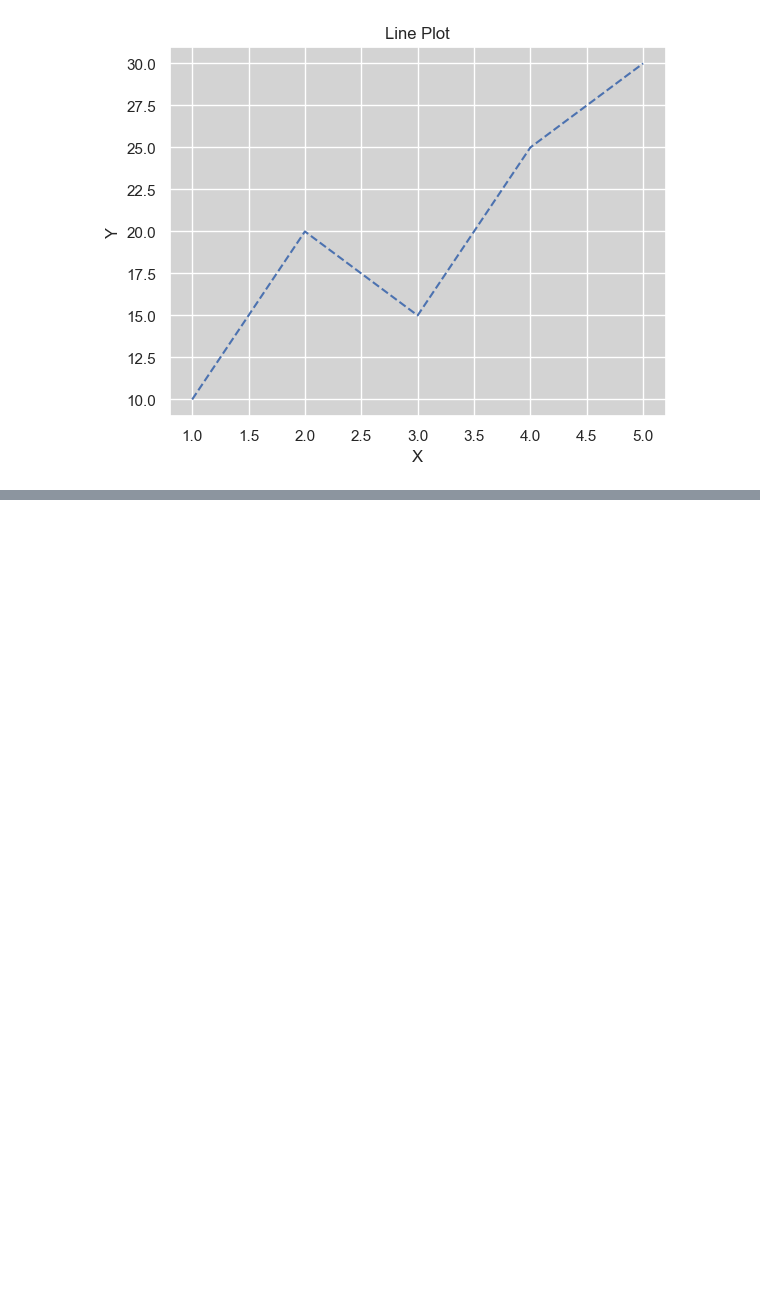
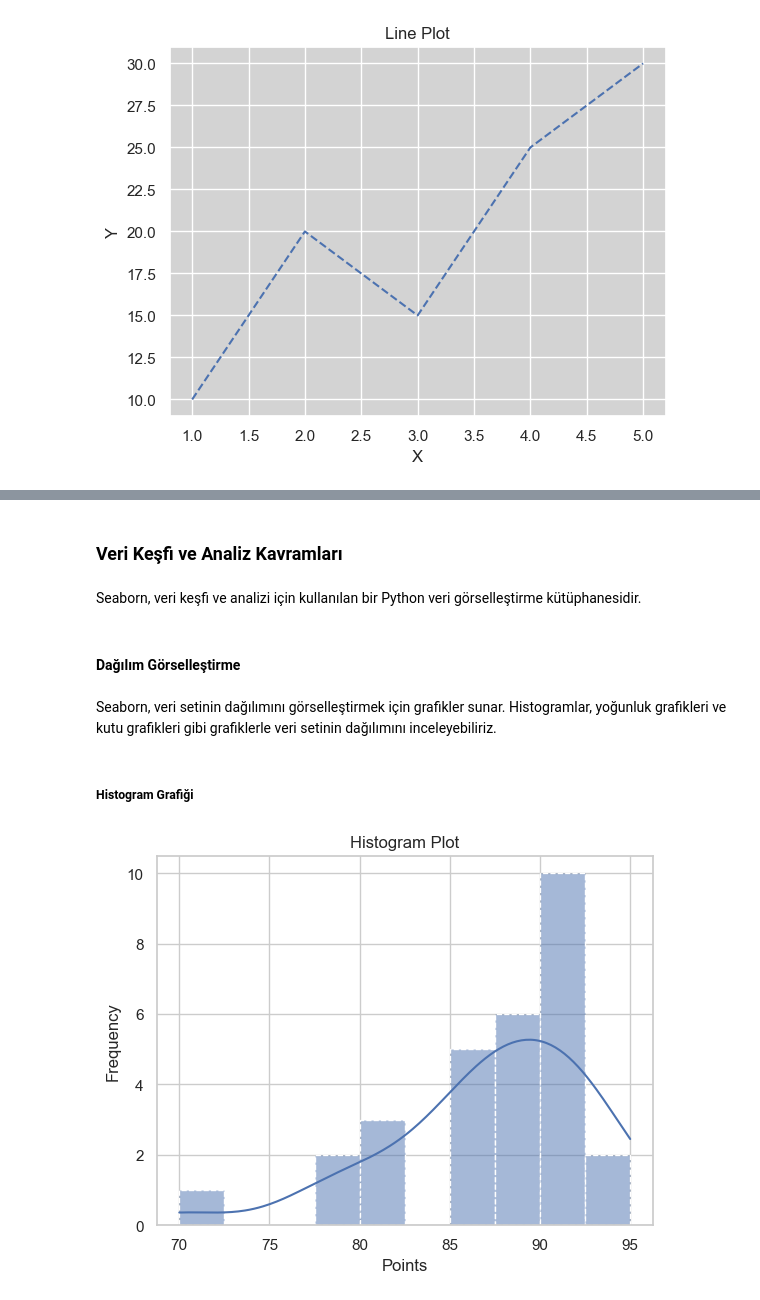
Before and after one commit to suleymangzy/Fundamentals-of-AI, a Jupyter notebook: DataVisualization/DataVisualization.ipynb, the cells around one changed output, grey strips where cells are left out. Cells and saved outputs as stored; diff of their text form; code cells hidden in the pictures; blank space fills up the shorter version.

Commit message:
Veri gorsellestirme klasörunde ilerleniyor.

```diff
--- a/DataVisualization/DataVisualization.ipynb
+++ b/DataVisualization/DataVisualization.ipynb
@@ -250,0 +255,26 @@ plt.show()
+# %% [markdown]
+### Veri Keşfi ve Analiz Kavramları
+# %% [markdown]
+Seaborn, veri keşfi ve analizi için kullanılan bir Python veri görselleştirme kütüphanesidir.
+# %% [markdown]
+#### Dağılım Görselleştirme
+# %% [markdown]
+Seaborn, veri setinin dağılımını görselleştirmek için grafikler sunar. Histogramlar, yoğunluk grafikleri ve kutu grafikleri gibi grafiklerle veri setinin dağılımını inceleyebiliriz.
+# %% [markdown]
+##### Histogram Grafiği
+# %%
+notlar = [70, 80, 85, 90, 92, 95, 78, 82, 88, 92, 85, 88, 90, 92, 86, 88, 92,
+          95, 78, 82, 88, 92, 85, 88, 90, 92, 86, 88, 92]
+
+sns.set_style('whitegrid')
+colors = sns.color_palette('deep')
+
+sns.histplot(notlar, bins=10, kde=True, linestyle='dashed')
+
+plt.xlabel('Points')
+plt.ylabel('Frequency')
+plt.title('Histogram Plot')
+
+plt.show()
+# %% [output]
+[figure, added]
```
Also changed, not shown: parts of 15 cells of this notebook.
